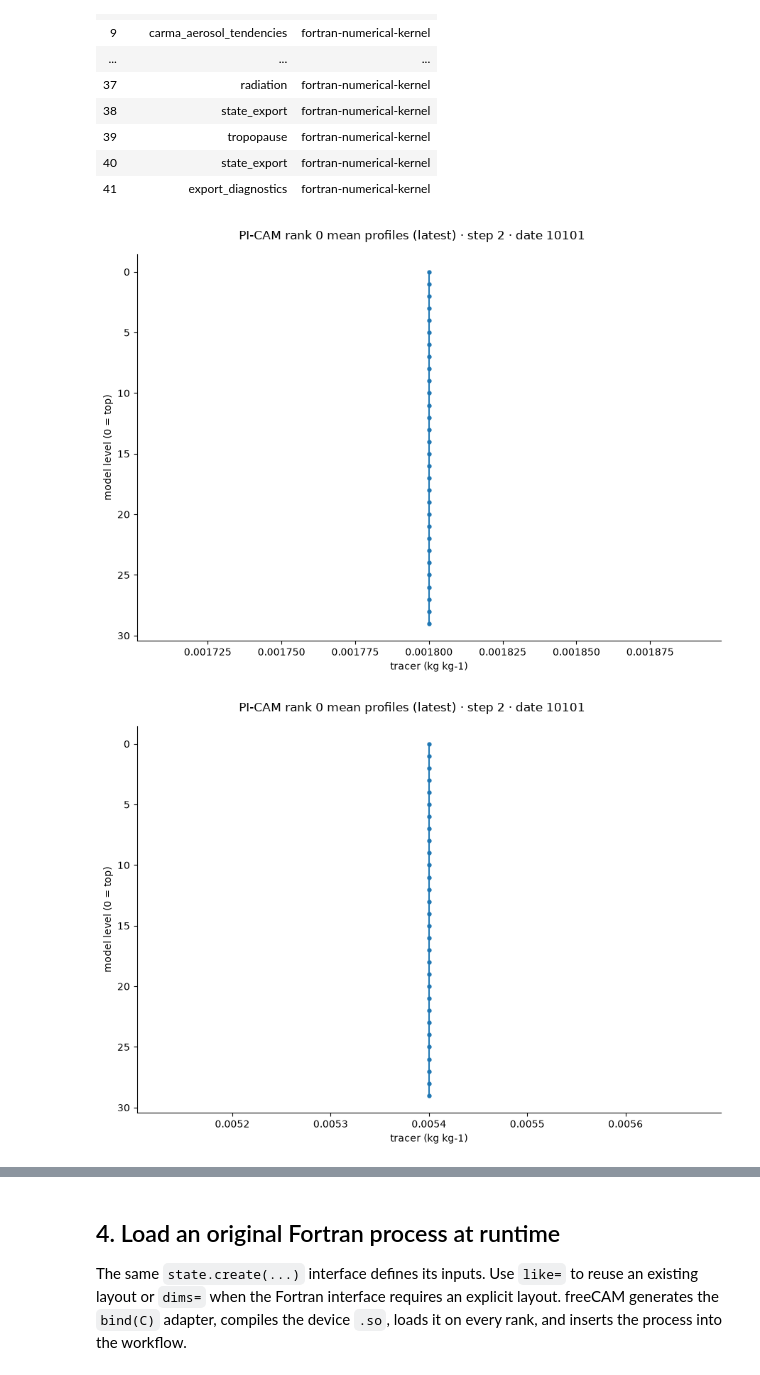
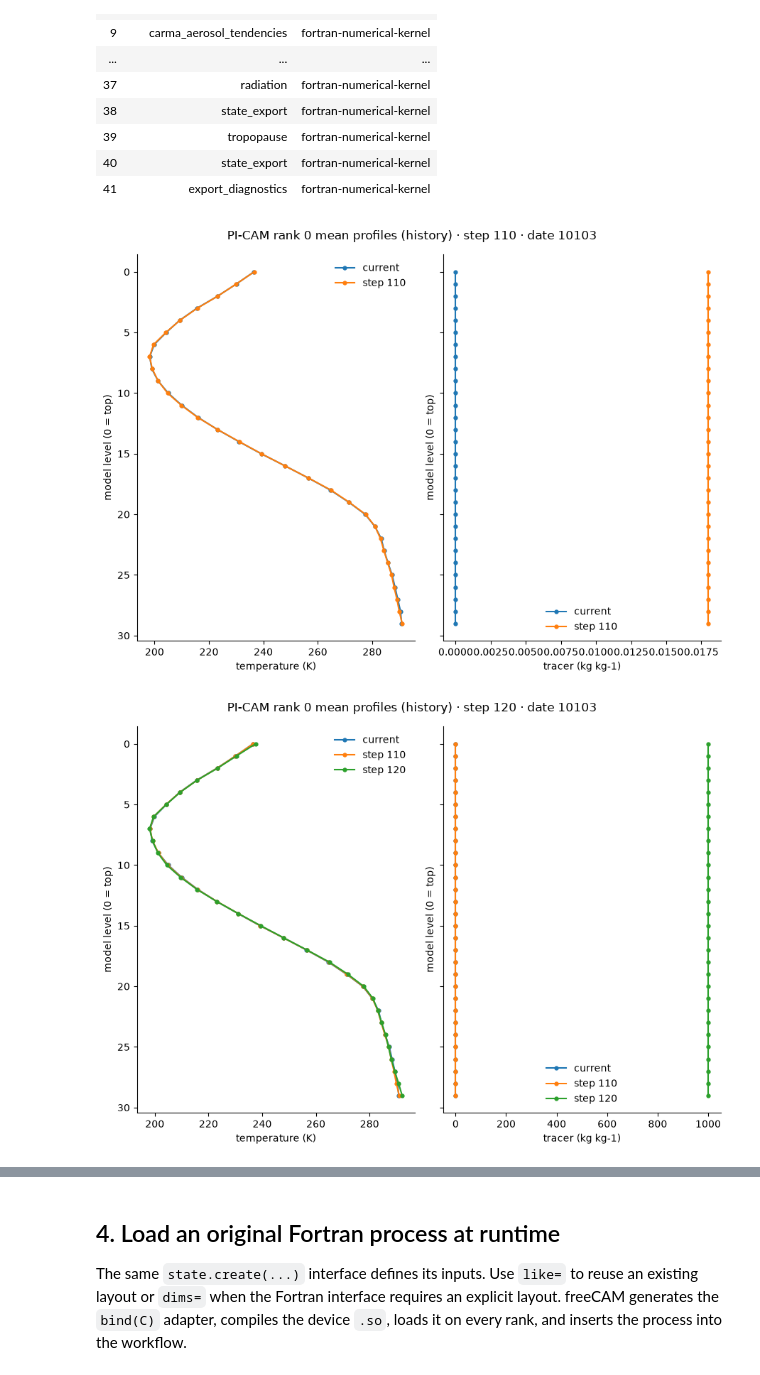
Before and after one commit to a85tract/freeCAM, a Jupyter notebook: examples/try_pi_cam.ipynb, the cells around one changed output, grey strips where cells are left out. Saved outputs shown, nothing was run; the diff lists cells and outputs as text; code cells hidden in the pictures.

```diff
--- a/examples/try_pi_cam.ipynb
+++ b/examples/try_pi_cam.ipynb
@@ -115,21 +79,21 @@ display(profiles)
 
 The default workflow view is the scientific-process order, written as one explicit Python list just like FreeCESM. Assigning the list atomically reorders those scientific slots on every MPI rank while required control, clock, boundary, and I/O actions keep their source positions. Use `workflow.debug` only when diagnosing that complete internal order.
 # %%
-result = driver.run(progress=True)
-display(result)  # compact summary; full detail remains in result.trace
+result = driver.run(progress=True, verbose=True, steps=100)
+# display(result)  # compact summary; full detail remains in result.trace
 
 # History mode retains the initial curves and adds the current StatePool.
-profiles.capture(label='after 2 steps', color='tab:orange')
-profile_changes = {}
-for axis, variable in zip(axes.flat, plot_variables):
-    after = np.asarray(axis.lines[-1].get_xdata())
-    change = after - initial_profiles[variable]
-    profile_changes[variable] = {
-        'min': float(change.min()),
-        'max': float(change.max()),
-        'mean': float(change.mean()),
-        'maximum_absolute_change': float(np.abs(change).max()),
-    }
-display(profile_changes)
+# profiles.capture(label='after 100 steps', color='tab:orange')
+# profile_changes = {}
+# for axis, variable in zip(axes.flat, plot_variables):
+#     after = np.asarray(axis.lines[-1].get_xdata())
+#     change = after - initial_profiles[variable]
+#     profile_changes[variable] = {
+#         'min': float(change.min()),
+#         'max': float(change.max()),
+#         'mean': float(change.mean()),
+#         'maximum_absolute_change': float(np.abs(change).max()),
+#     }
+# display(profile_changes)
 display(profiles)
 # %% [output]
@@ -204,7 +143,7 @@ driver.cam.state.create('tracer', like='T', units='kg kg-1')
 
 class NotebookTracer(fc.Physics):
     name = 'notebook_tracer_source'
-    after = 'dadadj'
+    after = "dry_adjustment"
     def run(self, state, context):
         state.tracer += 1.0e-6 * context.timestep_seconds
 
@@ -236,28 +175,32 @@ driver.cam.workflow
 # %%
 # Latest mode reuses one object and fetches current values on every display.
 latest_tracer_plot = driver.cam.state.plot(
-    rank=0, variables=('tracer',), mode='latest', label='current'
+    rank=0, variables=('T','tracer'), mode='history', label='current'
 )
 
 # Run only this process; the model clock does not advance.
-tracer_process.run()
+# tracer_process.run()
+driver.run(steps=10)
 display(latest_tracer_plot)
 
 # Replace the live callback without reinstalling or moving the process.
 def revised_tracer(state, context):
-    state.tracer += 2.0e-6 * context.timestep_seconds
+    state.T += 100.0
+    state.tracer += 100.0
 
 tracer_process.reload(revised_tracer)
-tracer_process.run()
+# tracer_process.run()
+driver.run(steps=10)
+# latest_tracer_plot.capture(label='after revised tracer', color='tab:green')
 display(latest_tracer_plot)  # automatically refreshes the same plot object
 
 # The same object controls its placement and on/off state.
 tracer_process.move(before='deep_convection')
 tracer_process.disable()
 tracer_process.enable()
 # %% [output]
-[figure, old version]
+[figure, new version]
-[figure, old version]
+[figure, new version]
 {'name': 'notebook_tracer_source',
  'phase': 'cam_run1',
  'enabled': True,
```
Also changed, not shown: parts of 10 cells of this notebook, 37 other files.
